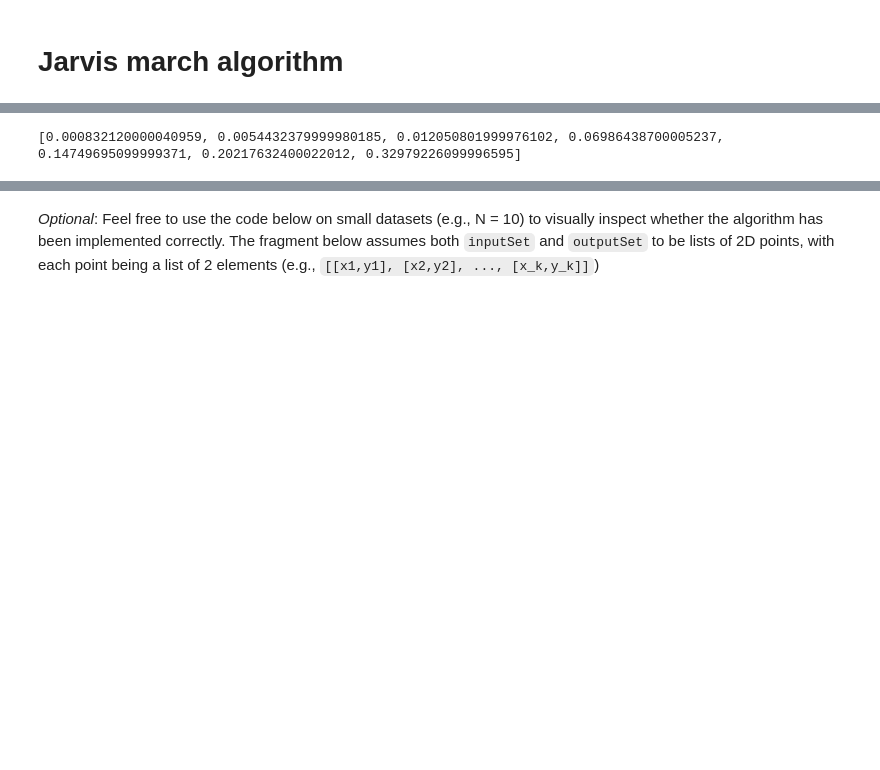
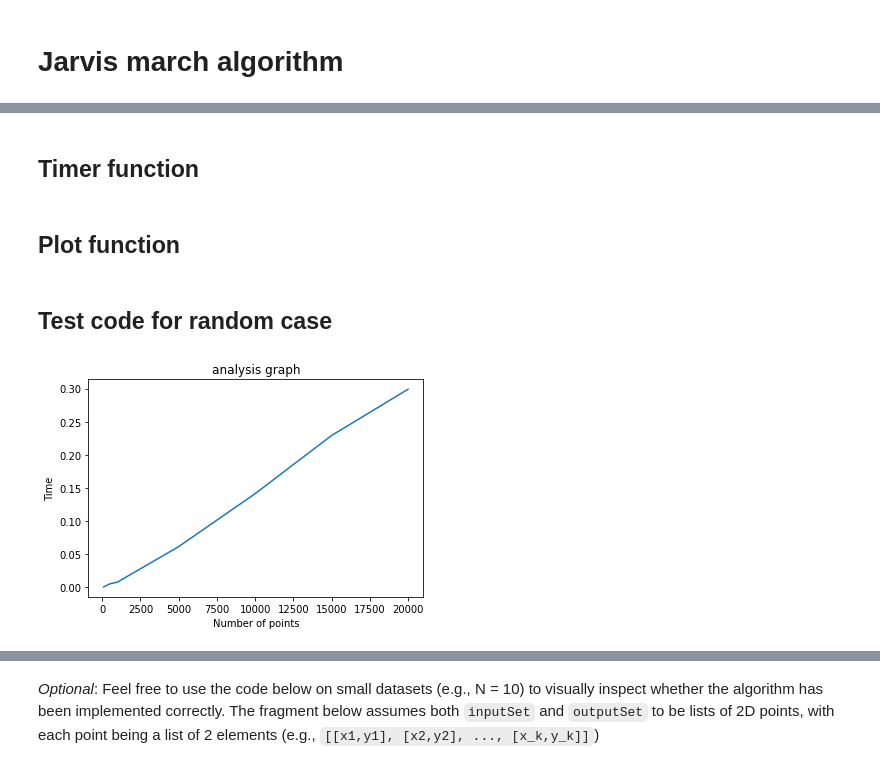
Before and after one commit to ckakbulut/COMP0005-Algos, a Jupyter notebook: jarvismarch.ipynb, the cells around one changed output, grey strips where cells are left out. Saved outputs shown, nothing was run; the diff lists cells and outputs as text; code cells hidden in the pictures; blank space fills up the shorter version.

```diff
--- a/jarvismarch.ipynb
+++ b/jarvismarch.ipynb
@@ -99,20 +99,53 @@ Use the cell below for all python code needed to test the `jarvismarch()` functi
+# %% [markdown]
+## Timer function
 # %%
 import timeit
 
-def timer():
+def timer_random():
     times = []
-    stmt_code = "[jarvismarch(inputSets[n]) for n in range(7)]"
+    stmt_code = "[jarvismarch(inputSets_random[n]) for n in range(7)]"
     setup_code = '''
 from __main__ import jarvismarch
-from __main__ import inputSets
+from __main__ import inputSets_random
     '''
+
     for n in range(7):
-        time = timeit.timeit(lambda: jarvismarch(inputSets[n]), setup = setup_code, number = 1)
-        times.append(time)
-    print(times)
+        time = timeit.timeit(lambda: jarvismarch(inputSets_random[n]),setup = setup_code, number = 5)
+        times.append(time/5)
+    return times
 
-timer()
-inputSet = inputSets[0]
-outputSet = jarvismarch(inputSet)
+def timer_worst():
+    times = []
+    stmt_code = "[jarvismarch(inputSets_worst[n]) for n in range(7)]"
+    setup_code = '''
+from __main__ import jarvismarch
+from __main__ import inputSets_worst
+    '''
+
+    for n in range(7):
+        time = timeit.timeit(lambda: jarvismarch(inputSets_worst[n]),setup = setup_code, number = 5)
+        times.append(time/5)
+    return times
-# %% [output]
-[0.000832120000040959, 0.0054432379999980185, 0.012050801999976102, 0.06986438700005237, 0.14749695099999371, 0.20217632400022012, 0.32979226099996595]
+# %% [markdown]
+## Plot function
+# %%
+import matplotlib.pyplot as plt
+
+def plot(times):
+    NS = [100,500,1000,5000,10000,15000,20000]
+    fig = plt.figure()
+    graph = fig.add_subplot(111)
+    graph.set(title='analysis graph', ylabel='Time', xlabel='Number of points')
+    graph.plot(NS,times)
+    plt.show()
+# %% [markdown]
+## Test code for random case
+# %%
+#generate random datatSet
+inputSets_random = [generate_random(NS[n]) for n in range(7)]
+
+#plot of the previously computed execution times
+times = timer_random()
+plot(times)
+# %% [output]
+[figure, added]
```
Also changed, not shown: parts of 10 cells of this notebook.
